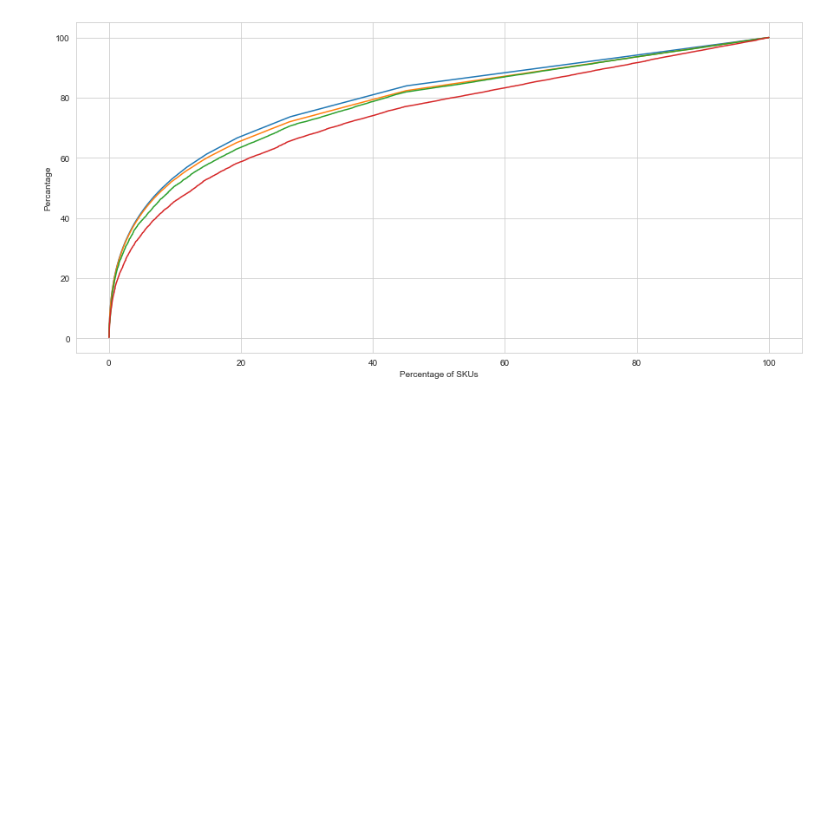
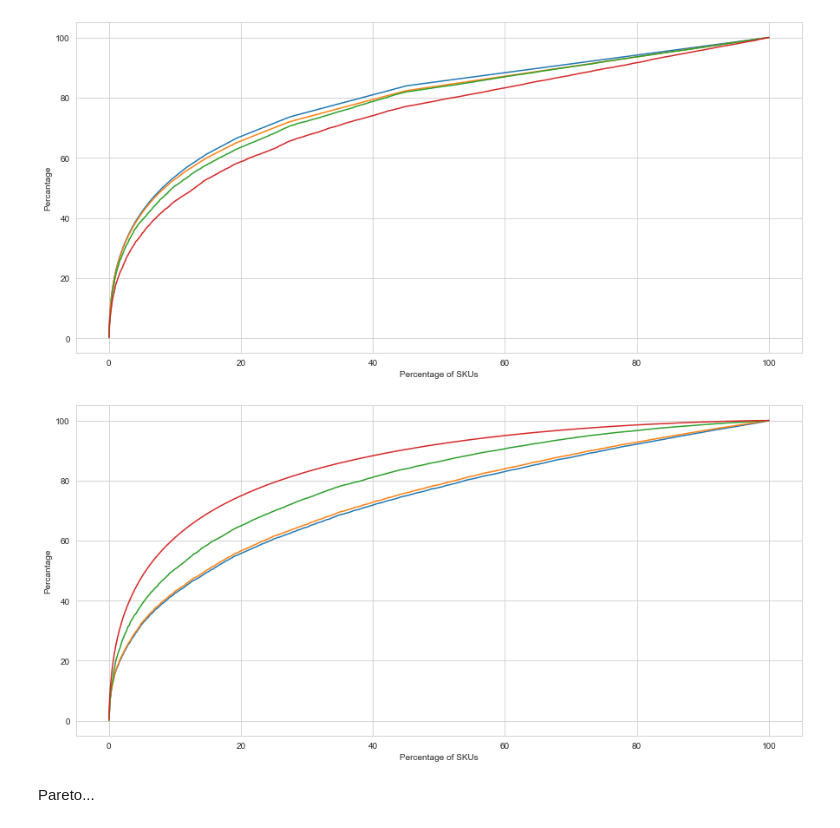
Before and after one commit to LarsTinnefeld/olist_ecom_analysis, a Jupyter notebook: olist_analysis.ipynb, the cells around one changed output. Cells and saved outputs as stored; diff of their text form; code cells hidden in the pictures; blank space fills up the shorter version.

```diff
--- a/olist_analysis.ipynb
+++ b/olist_analysis.ipynb
@@ -817,3 +817,25 @@ plt.ylabel('Percantage')
 # %% [output]
 Text(0, 0.5, 'Percantage')
 [figure]
+# %%
+df_skus_price = df_order_items_consolidated.groupby('product_id').agg({'qty':'sum', 'order_id': 'count', 'order_line_cube_in_ltr': 'sum', 'price': 'sum'}).sort_values('price', ascending = False).reset_index().reset_index()
+df_skus_price.rename(columns={'order_id': 'lines', 'order_line_cube_in_ltr': 'cube'}, inplace=True)
+# %%
+df_skus_price['perc_rank'] = (df_skus_price['index']+1)/len(df_skus_price)*100
+df_skus_price['perc_units'] = (df_skus_price['qty'].cumsum()/df_skus_price['qty'].sum())*100
+df_skus_price['perc_lines'] = (df_skus_price['lines'].cumsum()/df_skus_price['lines'].sum())*100
+df_skus_price['perc_cube'] = (df_skus_price['cube'].cumsum()/df_skus_price['cube'].sum())*100
+df_skus_price['perc_price'] = (df_skus_price['price'].cumsum()/df_skus_price['price'].sum())*100
+# %%
+plt.figure(figsize=(15,7))
+sns.lineplot(x='perc_rank', y='perc_units', data = df_skus_price)
+sns.lineplot(x='perc_rank', y='perc_lines', data = df_skus_price)
+sns.lineplot(x='perc_rank', y='perc_cube', data = df_skus_price)
+sns.lineplot(x='perc_rank', y='perc_price', data = df_skus_price)
+
+plt.xlabel('Percentage of SKUs')
+plt.ylabel('Percantage');
+# %% [output]
+[figure, added]
+# %% [markdown]
+Pareto...
```
Also changed, not shown: parts of 6 cells of this notebook.
